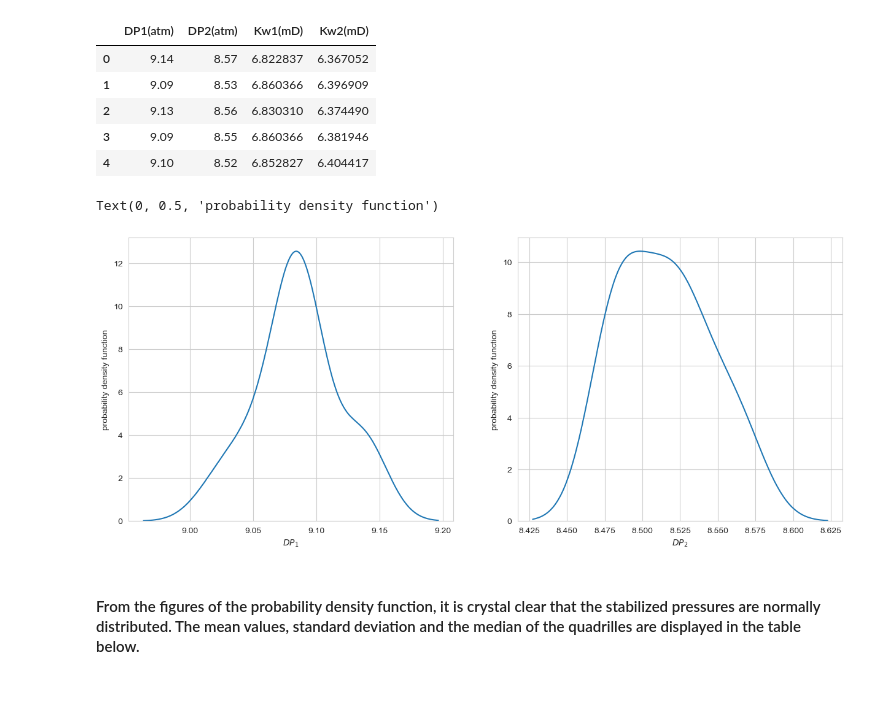
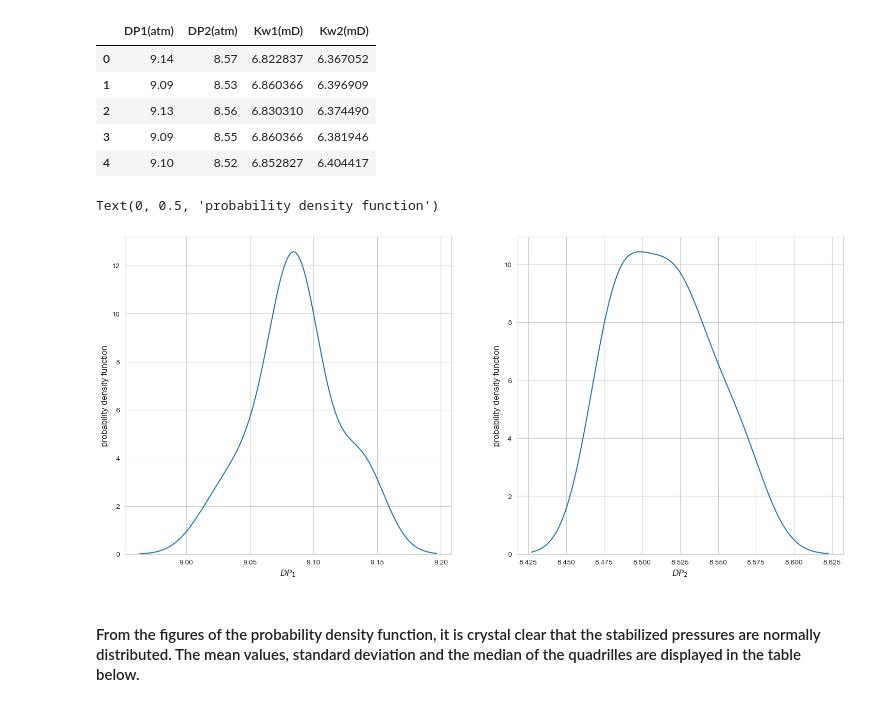
Before and after one commit to MadScientist1995/python, a Jupyter notebook: Absolute permeability of a rock sample.ipynb, the cells around one changed output. Saved outputs shown, nothing was run; the diff lists cells and outputs as text; code cells hidden in the pictures.

```diff
--- a/Absolute permeability of a rock sample.ipynb
+++ b/Absolute permeability of a rock sample.ipynb
@@ -162,22 +162,22 @@ yhat2 = model3.predict(x3)
 # %%
 from matplotlib import rcParams
 
-rcParams['figure.figsize'] = 15, 6
+rcParams['figure.figsize'] = 22, 8
 plt.figure()
 
 plt.subplot(1,2,1)
 plt.scatter(x2, y2, label="experimental data")
 plt.plot(x2, ypred, label="Quadratic trend line")
-plt.xlabel("$1/P_{avg}(1/atm)$", fontsize = 10)
-plt.ylabel("$K_{air}(mD)$", fontsize = 10)
-plt.title("Air permeability under 60 bar of overburden pressure", fontsize = 12)
+plt.xlabel("$1/P_{avg}(1/atm)$", fontsize = 12)
+plt.ylabel("$K_{air}(mD)$", fontsize = 12)
+plt.title("Air permeability under 60 bar of overburden pressure", fontsize = 14)
 plt.legend();
 
 plt.subplot(1,2,2)
 plt.scatter(df2["1/Pavg(1/atm)"],  df2["Kair(mD)"], label="experimental data")
 plt.plot(df2["1/Pavg(1/atm)"], yhat2, label="Linear trend line")
-plt.xlabel("$1/P_{avg}(1/atm)$", fontsize = 10)
-plt.ylabel("$K_{air}(mD)$", fontsize = 10)
-plt.title("Air permeability under 60 bar of overburden pressure", fontsize = 12)
+plt.xlabel("$1/P_{avg}(1/atm)$", fontsize = 12)
+plt.ylabel("$K_{air}(mD)$", fontsize = 12)
+plt.title("Air permeability under 60 bar of overburden pressure", fontsize = 14)
 plt.legend();
 # %% [output]
@@ -235,7 +235,7 @@ The standard error of the y estimate is 0.4222172860759531 mD
 # %% [markdown]
 $$K_w=\frac{Q{\mu }_wL}{A\mathit{\Delta}P}$$
 # %%
-df3 = pd.read_csv(r"C:\Users\nikol\Desktop\Python\statsmodels\proxeiro2.csv")
+df3 = pd.read_csv(r"C:\Users\nikol\Documents\Python\statsmodels\proxeiro2.csv")
 df3.head()
 # %% [output]
 |  | DP1(atm) | DP2(atm) |
@@ -261,18 +261,18 @@ df3.head()
 # %%
 import seaborn as sns
 
-fig, axes = plt.subplots(figsize=(15,6), ncols=2, nrows=1)
+fig, axes = plt.subplots(figsize=(18,8), ncols=2, nrows=1)
 
 p = sns.kdeplot(df3['DP1(atm)'], ax=axes[0])
-p.set_xlabel("$DP_{1}$", fontsize = 10)
-p.set_ylabel("probability density function", fontsize = 10)
+p.set_xlabel("$DP_{1}$", fontsize = 12)
+p.set_ylabel("probability density function", fontsize = 12)
 
 n = sns.kdeplot(df3['DP2(atm)'], ax=axes[1])
-n.set_xlabel("$DP_{2}$", fontsize = 10)
-n.set_ylabel("probability density function", fontsize = 10)
+n.set_xlabel("$DP_{2}$", fontsize = 12)
+n.set_ylabel("probability density function", fontsize = 12)
 # %% [output]
 Text(0, 0.5, 'probability density function')
-[figure, old version]
+[figure, new version]
 # %% [markdown]
 #### From the figures of the probability density function, it is crystal clear that the stabilized pressures are normally distributed. The mean values, standard deviation and the median of the quadrilles are displayed in the table below.
 # %%
```
Also changed, not shown: parts of 11 cells of this notebook.
